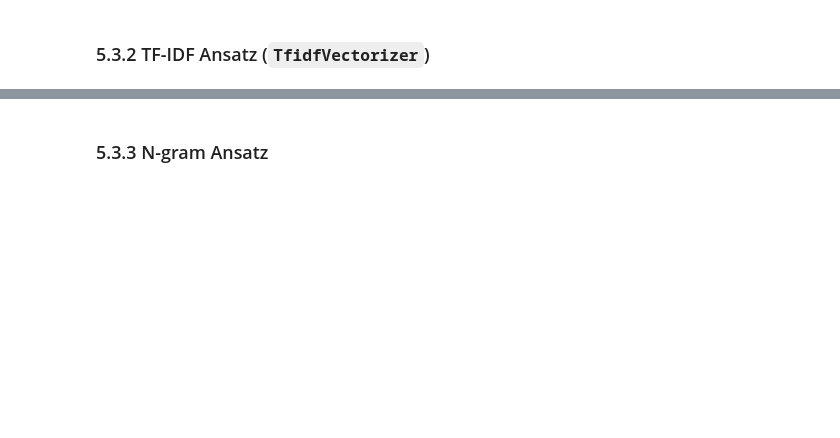
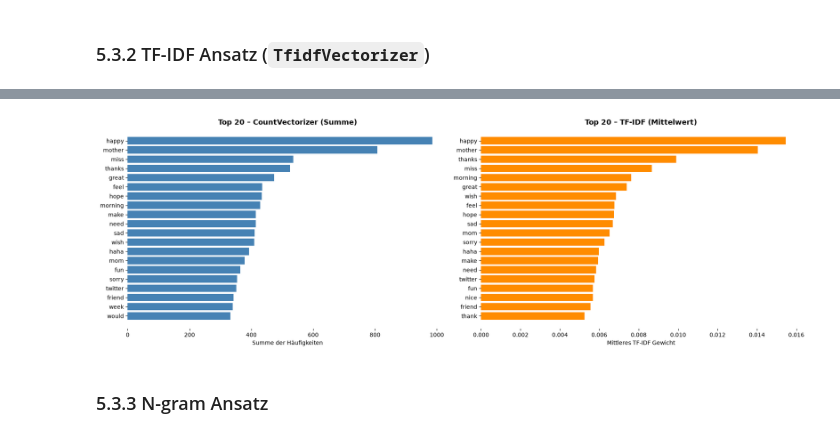
Before and after one commit to Anas2308/Neue_Konzepte_Portfolio, a Jupyter notebook: notebooks/manuel.ipynb, the cells around one changed output, grey strips where cells are left out. Cells and saved outputs as stored; diff of their text form; code cells hidden in the pictures; blank space fills up the shorter version.

```diff
--- a/notebooks/manuel.ipynb
+++ b/notebooks/manuel.ipynb
@@ -374,8 +609,8 @@ n_gram = (1, 2)
 # %% [markdown]
 ### 5.3.1 Bag-of-Words (`CountVectorizer`)
 # %%
-count_vectorizer = CountVectorizer(min_df=5, max_df=0.8)
-X_count = count_vectorizer.fit_transform(X)
+count_vectorizer = CountVectorizer()
+corpus_count = count_vectorizer.fit_transform(corpus)
 
 print("Anzahl der Features: " + str(count_vectorizer.get_feature_names_out().shape[0]))
-print(X_count)
+print(corpus_count)
@@ -388,8 +635,8 @@ print(X_count_ngram)
 # %% [markdown]
 ### 5.3.2 TF-IDF Ansatz (`TfidfVectorizer`)
 # %%
-tfidf_vectorizer = TfidfVectorizer(min_df=5, max_df=0.8)
-X_tfidf = tfidf_vectorizer.fit_transform(X)
+tfidf_vectorizer = TfidfVectorizer()
+corpus_tfidf = tfidf_vectorizer.fit_transform(corpus)
 
 print("Anzahl der Features: " + str(tfidf_vectorizer.get_feature_names_out().shape[0]))
-print(X_tfidf)
+print(corpus_tfidf)
@@ -402,3 +665,32 @@ print(X_tfidf_ngram)
+# %%
+top_n = 20
+feature_names = count_vectorizer.get_feature_names_out()
+
+# Top N by sum of counts
+count_sums = np.asarray(corpus_count.sum(axis=0)).flatten()
+top_count_idx = count_sums.argsort()[::-1][:top_n]
+
+# Top N by mean TF-IDF weight
+tfidf_means = np.asarray(corpus_tfidf.mean(axis=0)).flatten()
+top_tfidf_idx = tfidf_means.argsort()[::-1][:top_n]
+
+fig, (ax1, ax2) = plt.subplots(1, 2, figsize=(18, 6))
+
+ax1.barh(feature_names[top_count_idx][::-1], count_sums[top_count_idx][::-1], color="steelblue")
+ax1.set_title(f"Top {top_n} – CountVectorizer (Summe)", fontsize=13, fontweight="bold")
+ax1.set_xlabel("Summe der Häufigkeiten")
+ax1.spines[:].set_visible(False)
+
+tfidf_feature_names = tfidf_vectorizer.get_feature_names_out()
+ax2.barh(tfidf_feature_names[top_tfidf_idx][::-1], tfidf_means[top_tfidf_idx][::-1], color="darkorange")
+ax2.set_title(f"Top {top_n} – TF-IDF (Mittelwert)", fontsize=13, fontweight="bold")
+ax2.set_xlabel("Mittleres TF-IDF Gewicht")
+ax2.spines[:].set_visible(False)
+
+plt.tight_layout()
+plt.show()
+# %% [output]
+[figure, added]
 # %% [markdown]
 ### 5.3.3 N-gram Ansatz
 # %%
```
Also changed, not shown: parts of 71 cells of this notebook.
